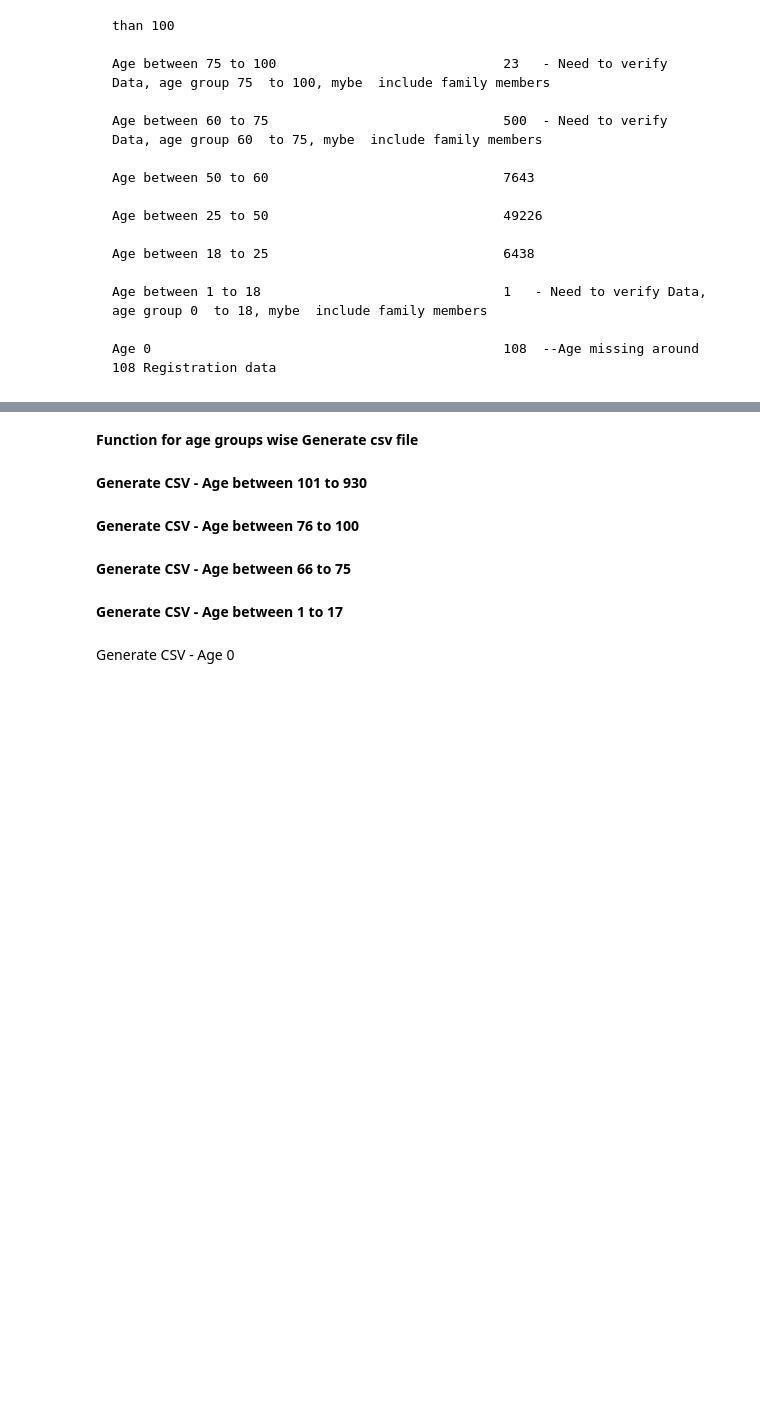
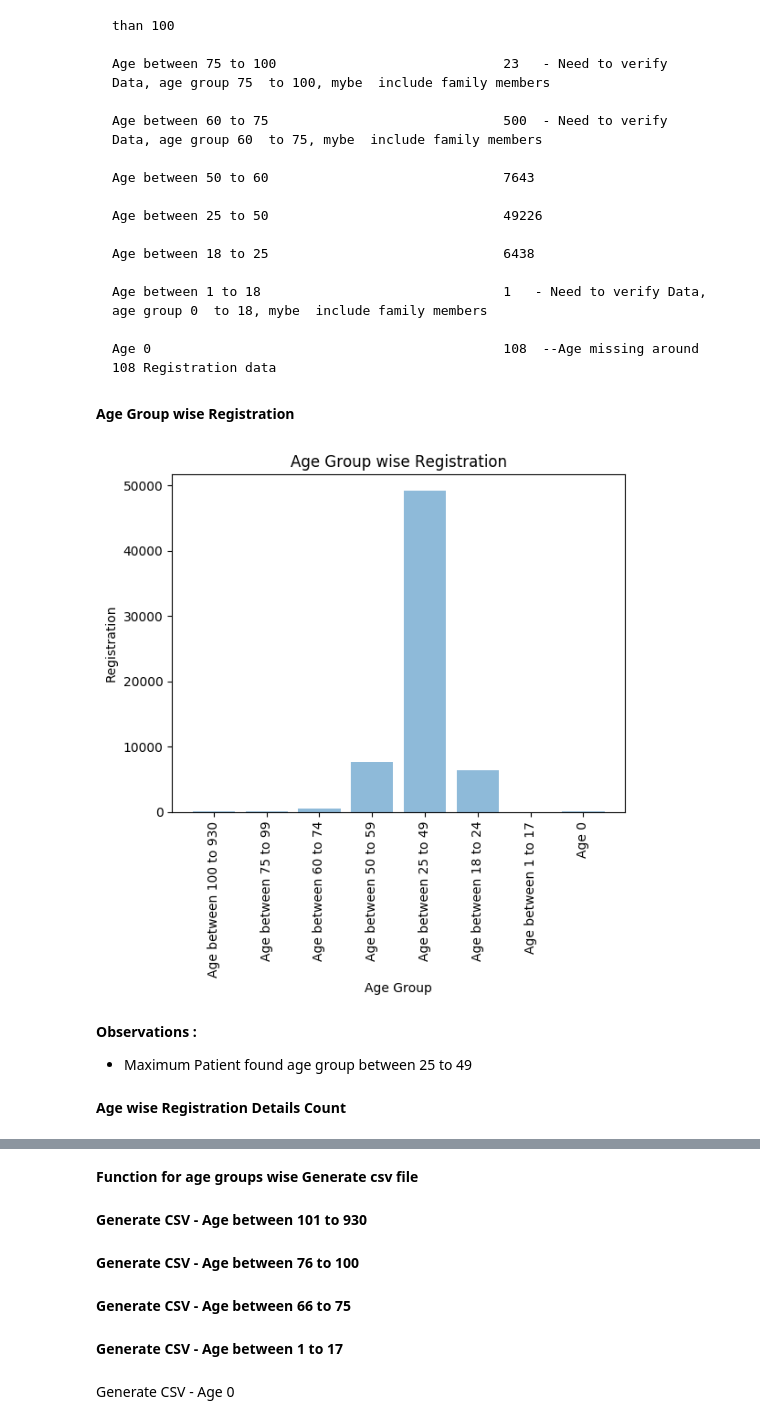
Before and after one commit to dharmendra-chouhan/s2datascience, a Jupyter notebook: Extracted_Construction_Worker_Patient_Details_Files.ipynb, the cells around one changed output, grey strips where cells are left out. Drawn from its saved outputs; the diff is of its cells as text; code cells hidden in the pictures; blank space fills up the shorter version.

```diff
--- a/Extracted_Construction_Worker_Patient_Details_Files.ipynb
+++ b/Extracted_Construction_Worker_Patient_Details_Files.ipynb
@@ -305,3 +307,67 @@ Age 0                                             108
     Age between 1 to 18                               1   - Need to verify Data, age group 0  to 18, mybe  include family members
 
     Age 0                                             108  --Age missing around 108 Registration data
+# %% [markdown]
+**Age Group wise Registration**
+# %%
+distwise_reg = df1.groupby("age").agg({"regdid": pd.Series.nunique})
+agewisereg=distwise_reg.sort_values(by=['regdid'])
+agegroup_df = pd.DataFrame(columns=['agegroup', 'agecount'])
+agewisereg=agewisereg.sort_values(by=['age'])
+nmaxagemore100 =0
+nmaxagemore75to100 =0
+nmaxagemore50to60 =0
+nmaxagemore60to75 =0
+nmaxagemore25to50 =0
+nmaxagemore18to25 =0
+nmaxagemore1to18 =0
+nmaxage0 =0
+for index1, row in agewisereg.iterrows():
+      # print(str(int(index1)).ljust(50), str(row['regdid']))
+  if index1>100:
+    nmaxagemore100=nmaxagemore100+row['regdid']
+  elif (index1>=75 and index1<=100):
+    nmaxagemore75to100=nmaxagemore75to100+row['regdid']
+  elif (index1>=50 and index1<60):
+    nmaxagemore50to60=nmaxagemore50to60+row['regdid']
+  elif (index1>=60 and index1<75):
+    nmaxagemore60to75=nmaxagemore60to75+row['regdid']
+  elif (index1>=25 and index1<50):
+    nmaxagemore25to50=nmaxagemore25to50+row['regdid']
+  elif (index1>=18 and index1<25):
+    nmaxagemore18to25=nmaxagemore18to25+row['regdid']
+  elif (index1>=1 and index1<18):
+    nmaxagemore1to18=nmaxagemore1to18+row['regdid']
+  elif (index1==0):
+    nmaxage0=nmaxage0+row['regdid']
+  else:
+    nmaxage0=nmaxage0+row['regdid']
+agegroup_df = agegroup_df.append({'agegroup': 'Age between 100 to 930', 'agecount':nmaxagemore100}, ignore_index=True)
+agegroup_df = agegroup_df.append({'agegroup': 'Age between 75 to 99', 'agecount':nmaxagemore75to100}, ignore_index=True)
+agegroup_df = agegroup_df.append({'agegroup': 'Age between 60 to 74', 'agecount':nmaxagemore60to75}, ignore_index=True)
+agegroup_df = agegroup_df.append({'agegroup': 'Age between 50 to 59', 'agecount':nmaxagemore50to60}, ignore_index=True)
+agegroup_df = agegroup_df.append({'agegroup': 'Age between 25 to 49', 'agecount':nmaxagemore25to50}, ignore_index=True)
+agegroup_df = agegroup_df.append({'agegroup': 'Age between 18 to 24', 'agecount':nmaxagemore18to25}, ignore_index=True)
+agegroup_df = agegroup_df.append({'agegroup': 'Age between 1 to 17', 'agecount':nmaxagemore1to18}, ignore_index=True)
+agegroup_df = agegroup_df.append({'agegroup': 'Age 0', 'agecount':nmaxage0}, ignore_index=True)
+import matplotlib.pyplot as plt; plt.rcdefaults()
+import numpy as np
+import matplotlib.pyplot as plt
+objects = agegroup_df['agegroup']
+y_pos = np.arange(len(objects))
+performance = agegroup_df['agecount']
+plt.bar(y_pos, performance, align='center', alpha=0.5)
+plt.xticks(y_pos, objects)
+plt.ylabel('Registration')
+plt.xlabel('Age Group')
+plt.xticks(rotation=90)
+plt.title('Age Group wise Registration')
+plt.show()
+# %% [output]
+[figure, added]
+# %% [markdown]
+**Observations :**
+
+*   Maximum Patient found age group between 25 to 49
+# %% [markdown]
+**Age wise Registration Details Count**
```
Also changed, not shown: parts of 27 cells of this notebook.
